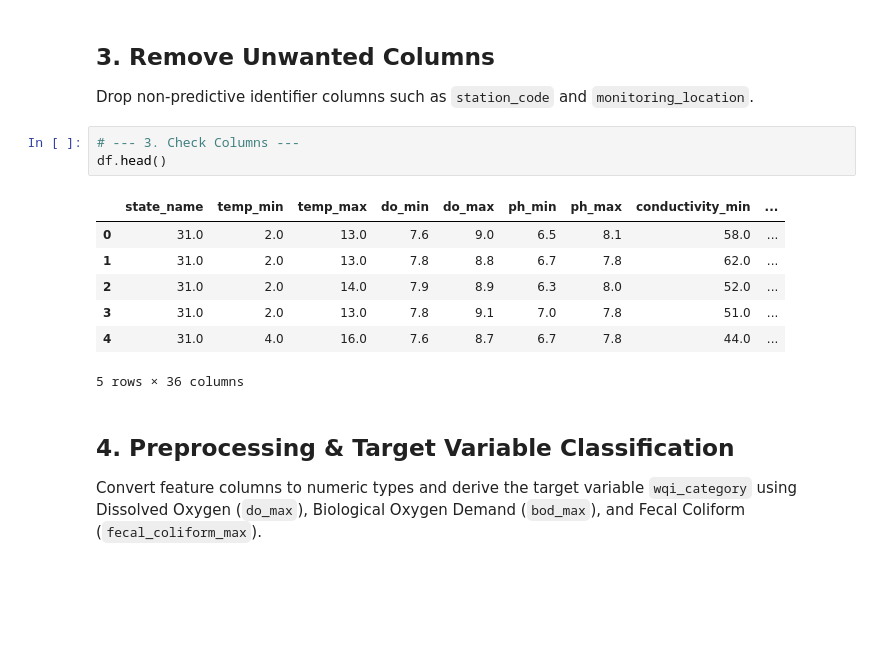
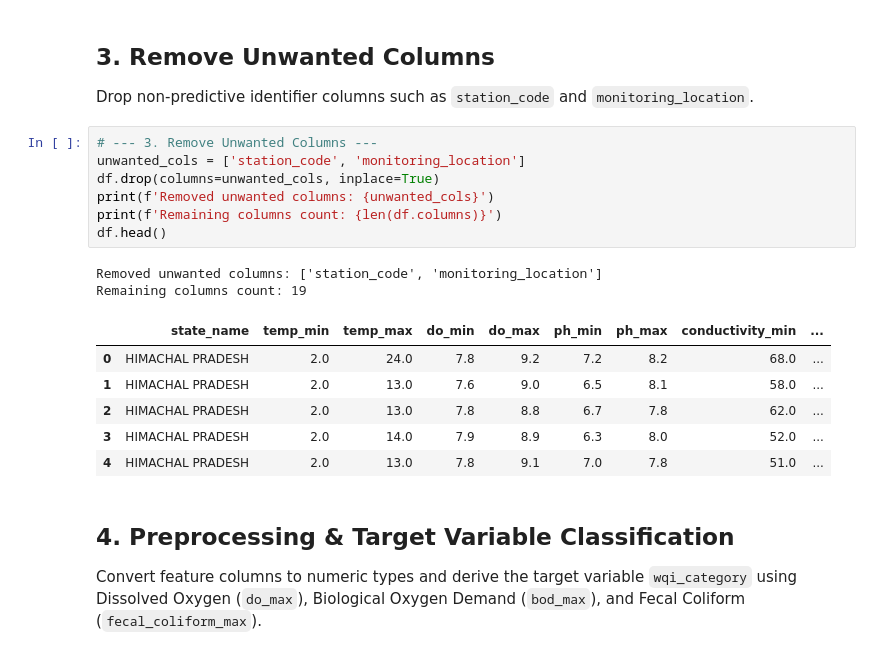
Before and after one commit to Girijaray07/Ganga-Cleaning-mission, a Jupyter notebook: ganga-svm.ipynb, the cells around one changed output. Cells and saved outputs as stored; diff of their text form; blank space fills up the shorter version.

```diff
--- a/ganga-svm.ipynb
+++ b/ganga-svm.ipynb
@@ -76,17 +75,22 @@ df.describe()
 # %% [markdown]
 ## 3. Remove Unwanted Columns
 Drop non-predictive identifier columns such as `station_code` and `monitoring_location`.
-# %%
-# --- 3. Check Columns ---
-df.head()
-# %% [output]
-|  | state_name | temp_min | temp_max | do_min | do_max | ph_min | ph_max | conductivity_min | ... |
-| 0 | 31.0 | 2.0 | 13.0 | 7.6 | 9.0 | 6.5 | 8.1 | 58.0 | ... |
-| 1 | 31.0 | 2.0 | 13.0 | 7.8 | 8.8 | 6.7 | 7.8 | 62.0 | ... |
-| 2 | 31.0 | 2.0 | 14.0 | 7.9 | 8.9 | 6.3 | 8.0 | 52.0 | ... |
-| 3 | 31.0 | 2.0 | 13.0 | 7.8 | 9.1 | 7.0 | 7.8 | 51.0 | ... |
-| 4 | 31.0 | 4.0 | 16.0 | 7.6 | 8.7 | 6.7 | 7.8 | 44.0 | ... |
-5 rows × 36 columns
+# %%
+# --- 3. Remove Unwanted Columns ---
+unwanted_cols = ['station_code', 'monitoring_location']
+df.drop(columns=unwanted_cols, inplace=True)
+print(f'Removed unwanted columns: {unwanted_cols}')
+print(f'Remaining columns count: {len(df.columns)}')
+df.head()
+# %% [output]
+Removed unwanted columns: ['station_code', 'monitoring_location']
+Remaining columns count: 19
+|  | state_name | temp_min | temp_max | do_min | do_max | ph_min | ph_max | conductivity_min | ... |
+| 0 | HIMACHAL PRADESH | 2.0 | 24.0 | 7.8 | 9.2 | 7.2 | 8.2 | 68.0 | ... |
+| 1 | HIMACHAL PRADESH | 2.0 | 13.0 | 7.6 | 9.0 | 6.5 | 8.1 | 58.0 | ... |
+| 2 | HIMACHAL PRADESH | 2.0 | 13.0 | 7.8 | 8.8 | 6.7 | 7.8 | 62.0 | ... |
+| 3 | HIMACHAL PRADESH | 2.0 | 14.0 | 7.9 | 8.9 | 6.3 | 8.0 | 52.0 | ... |
+| 4 | HIMACHAL PRADESH | 2.0 | 13.0 | 7.8 | 9.1 | 7.0 | 7.8 | 51.0 | ... |
 # %% [markdown]
 ## 4. Preprocessing & Target Variable Classification
 Convert feature columns to numeric types and derive the target variable `wqi_category` using Dissolved Oxygen (`do_max`), Biological Oxygen Demand (`bod_max`), and Fecal Coliform (`fecal_coliform_max`).
```
Also changed, not shown: parts of 9 cells of this notebook, 2 other files.
